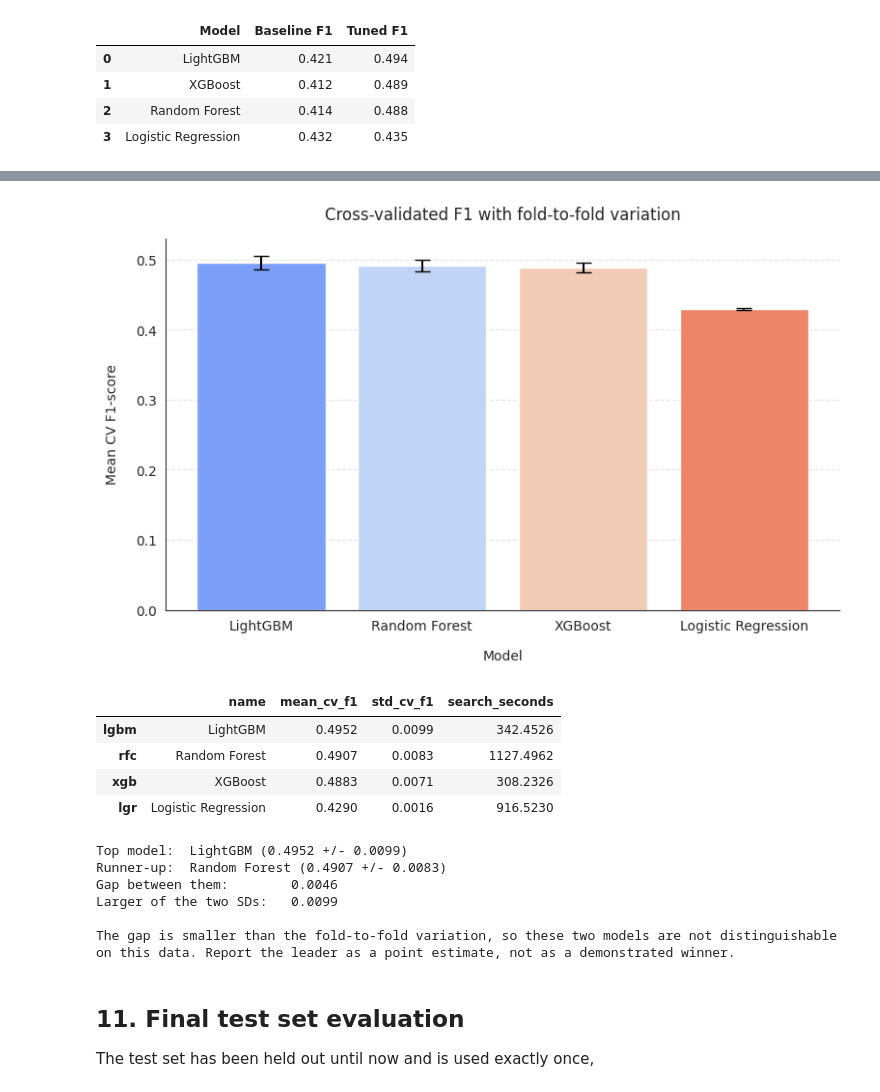
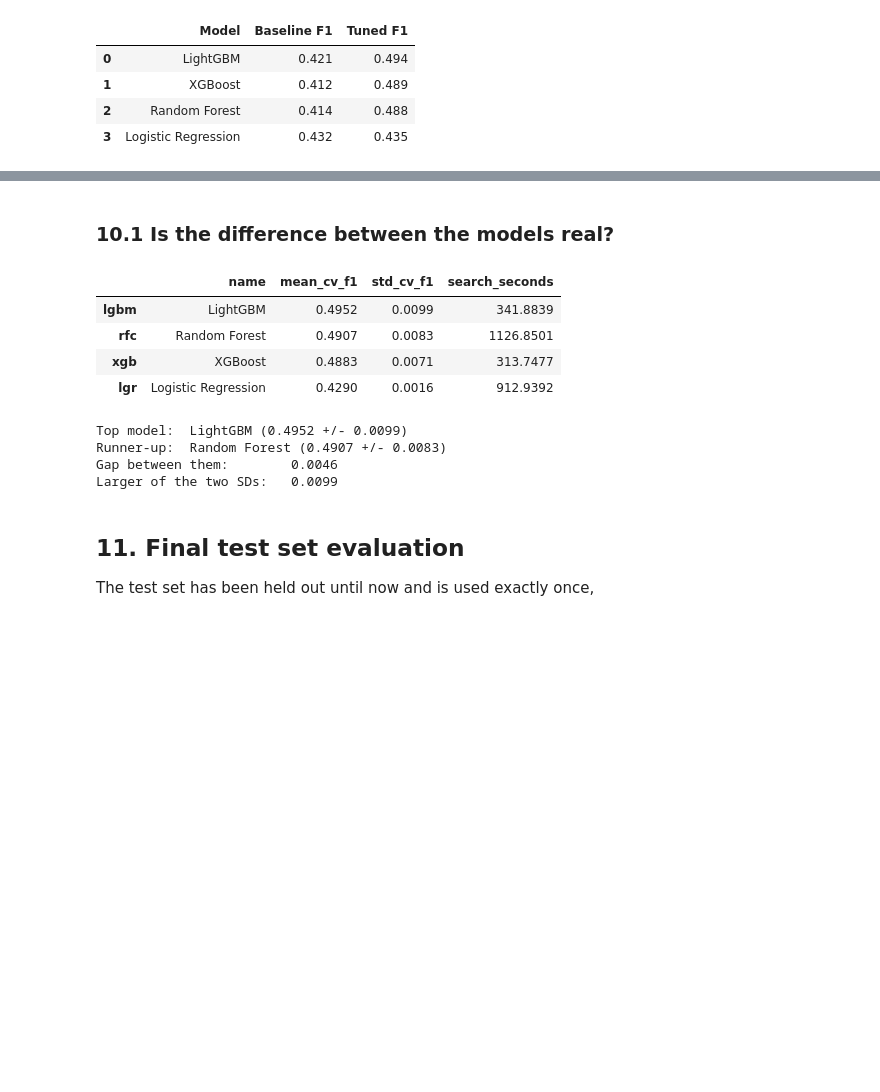
Before and after one commit to Nkengfack/Bank_marketing_ml_Classifications, a Jupyter notebook: bank_marketing_ML_performance.ipynb, the cells around one changed output, grey strips where cells are left out. Cells and saved outputs as stored; diff of their text form; code cells hidden in the pictures; blank space fills up the shorter version.

```diff
--- a/bank_marketing_ML_performance.ipynb
+++ b/bank_marketing_ML_performance.ipynb
@@ -562,12 +541,7 @@ models = {
 # %%
 def evaluate_model(fitted_pipeline, name, X_eval, y_eval, tag='',
                    fit_seconds=None, tuning_seconds=None):
-    """Report, confusion matrix and metric dictionary for one fitted pipeline.
 
-    fit_seconds    time to fit a single model (baseline runs)
-    tuning_seconds time for the whole hyperparameter search (tuned runs)
-    The two are kept in separate columns because they are not comparable.
-    """
     y_pred = fitted_pipeline.predict(X_eval)
     y_proba = fitted_pipeline.predict_proba(X_eval)[:, 1]
 
@@ -578,7 +552,7 @@ def evaluate_model(fitted_pipeline, name, X_eval, y_eval, tag='',
     if tuning_seconds is not None:
         print(f'Search time: {tuning_seconds:.2f} seconds')
     print('-' * 90)
-    print(classification_report(y_eval, y_pred))
+
 
     cm = confusion_matrix(y_eval, y_pred)
     plt.subplots(figsize=(6, 5), dpi=100)
@@ -593,7 +567,6 @@ def evaluate_model(fitted_pipeline, name, X_eval, y_eval, tag='',
     plt.show()
 
     fpr, tpr, _ = roc_curve(y_eval, y_proba)
-    precision_c, recall_c, _ = precision_recall_curve(y_eval, y_proba)
 
     return {
         'name': name,
@@ -606,20 +579,7 @@ def evaluate_model(fitted_pipeline, name, X_eval, y_eval, tag='',
         'ROC-AUC': roc_auc_score(y_eval, y_proba),
         'Avg Precision': average_precision_score(y_eval, y_proba),
         'fpr': fpr, 'tpr': tpr,
-        'precision_curve': precision_c, 'recall_curve': recall_c
-    }
-
-
-def show_sample_predictions(fitted_pipeline, name, X_eval, y_eval, n=10):
-    """Show a sample of predictions against true labels."""
-    y_pred = fitted_pipeline.predict(X_eval)
-    sample = pd.DataFrame({
-        'True Label': y_eval.values,
-        'Predicted Label': y_pred,
-        'Correct': np.where(y_pred == y_eval.values, 'Yes', 'No')
-    }).sample(n, random_state=RANDOM_STATE)
-    print(f'Sample predictions by {name}:')
-    print(sample.to_string(index=False), '\n')
+        }
 # %%
 baseline_results = {}
 
@@ -632,7 +592,6 @@ for abbr, spec in models.items():
 
     baseline_results[abbr] = evaluate_model(
         pipeline, spec['name'], X_valid, y_valid, fit_seconds=elapsed)
-    show_sample_predictions(pipeline, spec['name'], X_valid, y_valid)
 # %% [output]
 ------------------------------------------------------------------------------------------
 --> LightGBM <--
@@ -905,6 +777,5 @@ for abbr, spec in models.items():
     tuned_results[abbr] = evaluate_model(
         search.best_estimator_, spec['name'], X_valid, y_valid,
         tag=' (Tuned)', tuning_seconds=elapsed)
-    show_sample_predictions(search.best_estimator_, spec['name'], X_valid, y_valid)
 # %% [output]
 Best CV F1 for LightGBM: 0.4952 (+/- 0.0099 across 3 folds)
@@ -1057,53 +873,32 @@ The tuned models finish within a hundredth or two of each other on F1, so the ra
+# %% [markdown]
+### 10.1 Is the difference between the models real?
 # %%
 cv_spread = pd.DataFrame(search_records).T
 for col in ['mean_cv_f1', 'std_cv_f1', 'search_seconds']:
     cv_spread[col] = cv_spread[col].astype(float)
 cv_spread = cv_spread.sort_values('mean_cv_f1', ascending=False)
-
-fig, ax = plt.subplots(figsize=(9, 5), dpi=100)
-ax.bar(cv_spread['name'], cv_spread['mean_cv_f1'],
-       yerr=cv_spread['std_cv_f1'], capsize=6,
-       color=sns.color_palette('coolwarm', len(cv_spread)))
-ax.set_title('Cross-validated F1 with fold-to-fold variation', pad=14)
-ax.set_ylabel('Mean CV F1-score', labelpad=12)
-ax.set_xlabel('Model', labelpad=12)
-sns.despine(top=True, right=True)
-ax.grid(axis='y', linestyle='--', alpha=0.5)
-plt.savefig('cv_f1_variation.png', dpi=300, bbox_inches='tight')
-plt.show()
 
 display(cv_spread[['name', 'mean_cv_f1', 'std_cv_f1', 'search_seconds']].round(4))
 
 # Compare the gap between the top two models against the measurement noise
 top, second = cv_spread.iloc[0], cv_spread.iloc[1]
 gap = top['mean_cv_f1'] - second['mean_cv_f1']
 noise = max(top['std_cv_f1'], second['std_cv_f1'])
 
 print(f"Top model:  {top['name']} ({top['mean_cv_f1']:.4f} +/- {top['std_cv_f1']:.4f})")
 print(f"Runner-up:  {second['name']} ({second['mean_cv_f1']:.4f} +/- {second['std_cv_f1']:.4f})")
 print(f"Gap between them:        {gap:.4f}")
 print(f"Larger of the two SDs:   {noise:.4f}\n")
-
-if gap < noise:
-    print('The gap is smaller than the fold-to-fold variation, so these two models are '
-          'not distinguishable on this data. Report the leader as a point estimate, '
-          'not as a demonstrated winner.')
-else:
-    print('The gap exceeds the fold-to-fold variation, so the ranking of the top two '
-          'models is supported by the cross-validation evidence.')
 # %% [output]
-[figure, removed]
 |  | name | mean_cv_f1 | std_cv_f1 | search_seconds |
-| lgbm | LightGBM | 0.4952 | 0.0099 | 342.4526 |
-| rfc | Random Forest | 0.4907 | 0.0083 | 1127.4962 |
-| xgb | XGBoost | 0.4883 | 0.0071 | 308.2326 |
-| lgr | Logistic Regression | 0.4290 | 0.0016 | 916.5230 |
+| lgbm | LightGBM | 0.4952 | 0.0099 | 341.8839 |
+| rfc | Random Forest | 0.4907 | 0.0083 | 1126.8501 |
+| xgb | XGBoost | 0.4883 | 0.0071 | 313.7477 |
+| lgr | Logistic Regression | 0.4290 | 0.0016 | 912.9392 |
 Top model:  LightGBM (0.4952 +/- 0.0099)
 Runner-up:  Random Forest (0.4907 +/- 0.0083)
 Gap between them:        0.0046
 Larger of the two SDs:   0.0099
-
-The gap is smaller than the fold-to-fold variation, so these two models are not distinguishable on this data. Report the leader as a point estimate, not as a demonstrated winner.
 # %% [markdown]
 ## 11. Final test set evaluation
 
```
Also changed, not shown: parts of 28 cells of this notebook.
